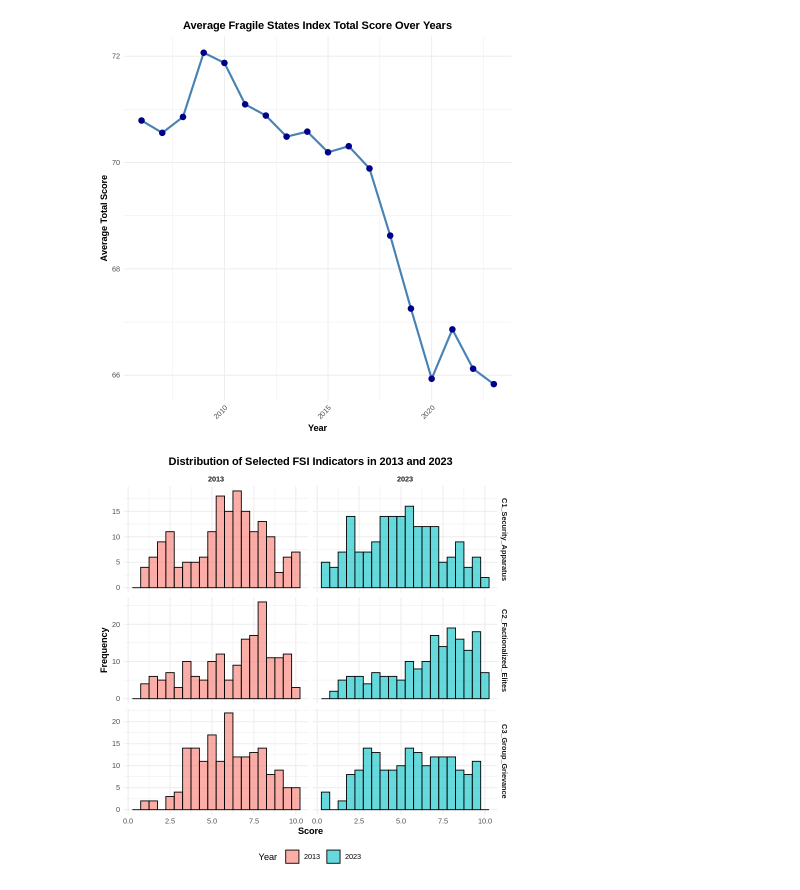
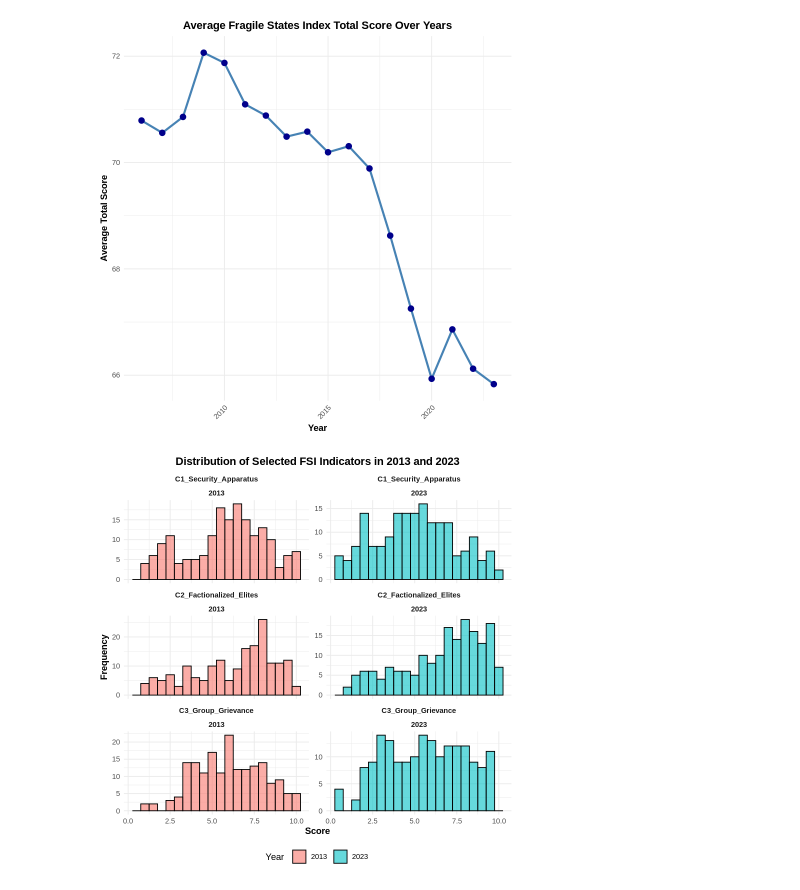
Before and after one commit to Fundamentals-Josh/Week_6_Exercise_1, a Jupyter notebook: Homework6_Part_1 (1).ipynb, the cells around one changed output. Cells and saved outputs as stored; diff of their text form; code cells hidden in the pictures.

```diff
--- a/Homework6_Part_1.ipynb
+++ b/Homework6_Part_1 (1).ipynb
@@ -547,33 +547,33 @@ data_for_histograms <- FSI_combined %>%
   filter(Year %in% years_to_plot) %>%
   select(Year, all_of(variables_to_plot)) %>%
 
   # Convert data to long format for easier faceting with ggplot2
   tidyr::pivot_longer(cols = all_of(variables_to_plot), names_to = "Indicator", values_to = "Score")
 
-# Create the histograms using facet_grid to help with vizualization.
+# Create the histograms using facet_wrap to help with vizualization.
 histogram_plot <- ggplot(data_for_histograms, aes(x = Score, fill = factor(Year))) +
   geom_histogram(binwidth = 0.5, position = "identity", alpha = 0.6, color = "black") +
-  facet_grid(Indicator ~ Year, scales = "free_y") + # Changed to facet_grid
+  facet_wrap(~ Indicator + Year, scales = "free_y", ncol = length(years_to_plot)) + # Reverted to facet_wrap
   labs(
     title = "Distribution of Selected FSI Indicators in 2013 and 2023",
     x = "Score",
     y = "Frequency",
     fill = "Year"
   ) +
   theme_minimal() +
   theme(
     plot.title = element_text(hjust = 0.5, face = "bold"),
     axis.title = element_text(face = "bold"),
     strip.text = element_text(face = "bold"),
     legend.position = "bottom"
   )
 
 # Display the plot
 print(histogram_plot)
 
 #security apparatus had a similar distribution of the comparission years, but 2023 had lower peaks overall.
 #Factionalized elites shows similar patterns between years with each comparission year showing left-skews.
 #Group greivance are very similar between comparrision years.
 #all variables had lower maximums in 2023 compared to 2013.
 # %% [output]
-[figure, old version]
+[figure, new version]
```
Also changed, not shown: 1 other file.
